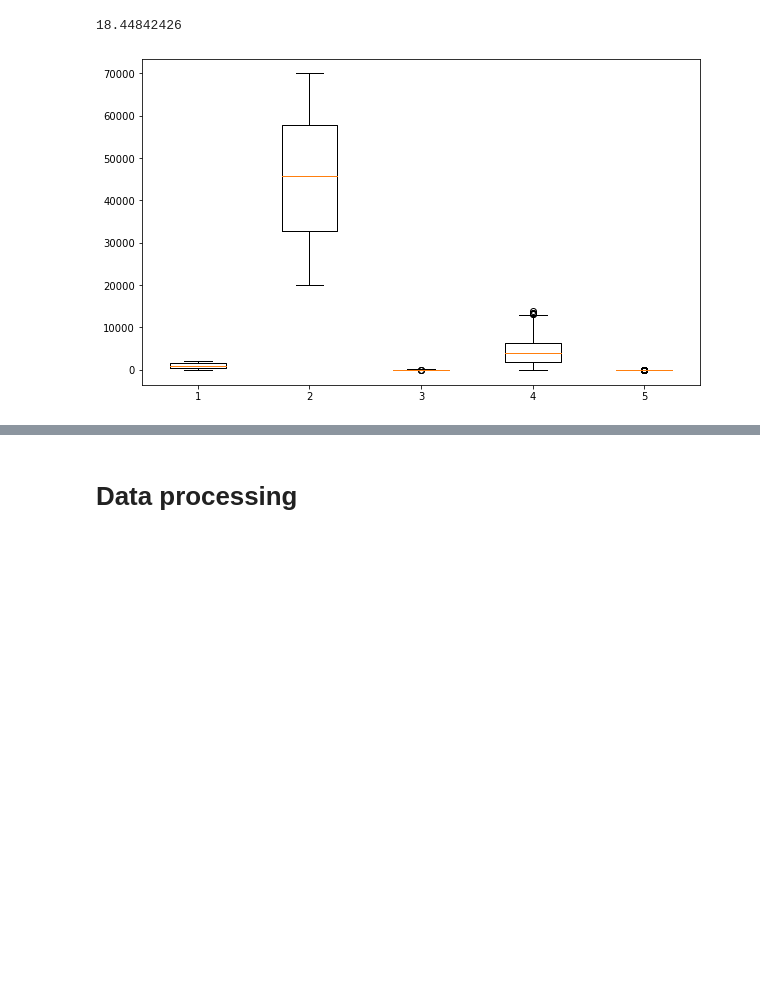
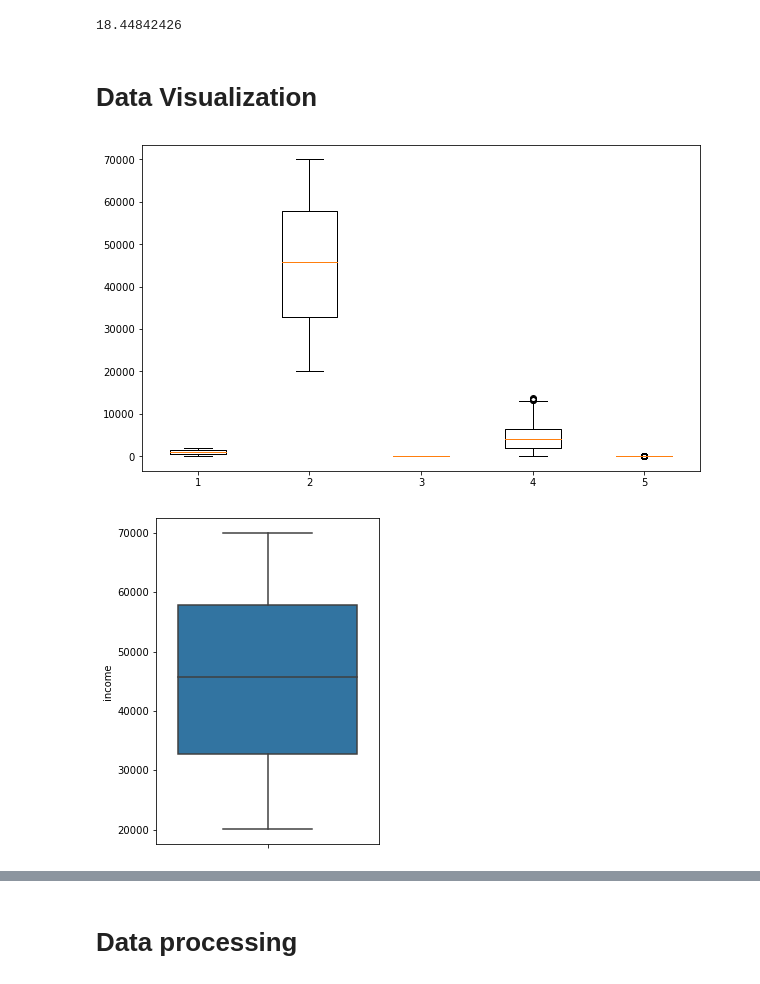
Before and after one commit to gabe-martins/Python-Machine-Learing, a Jupyter notebook: Credit_Data_Neural_Training.ipynb, the cells around one changed output, grey strips where cells are left out. Drawn from its saved outputs; the diff is of its cells as text; code cells hidden in the pictures; blank space fills up the shorter version.

```diff
--- a/Credit_Data_Neural_Training.ipynb
+++ b/Credit_Data_Neural_Training.ipynb
@@ -59,9 +60,19 @@ mediana
 18.44842426
 # %%
 df['age'].fillna(mediana, inplace=True)
+# %%
+df.loc[(df['age'] < 0), 'age'] = mediana
+# %% [markdown]
+# **Data Visualization**
 # %%
 plt.figure(figsize=(10,6))
 plt.boxplot(df)
 plt.show()
 # %% [output]
-[figure, old version]
+[figure, new version]
+# %%
+plt.figure(figsize=(4,6))
+sns.boxplot(y=df['income'])
+plt.show()
+# %% [output]
+[figure, added]
```
Also changed, not shown: parts of 17 cells of this notebook.
